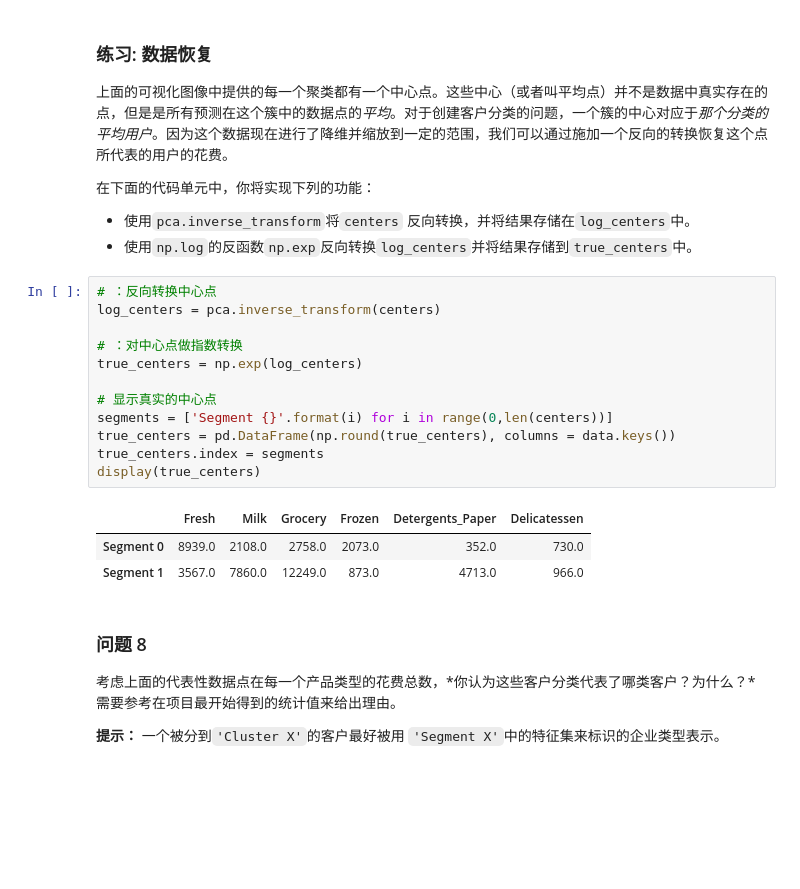
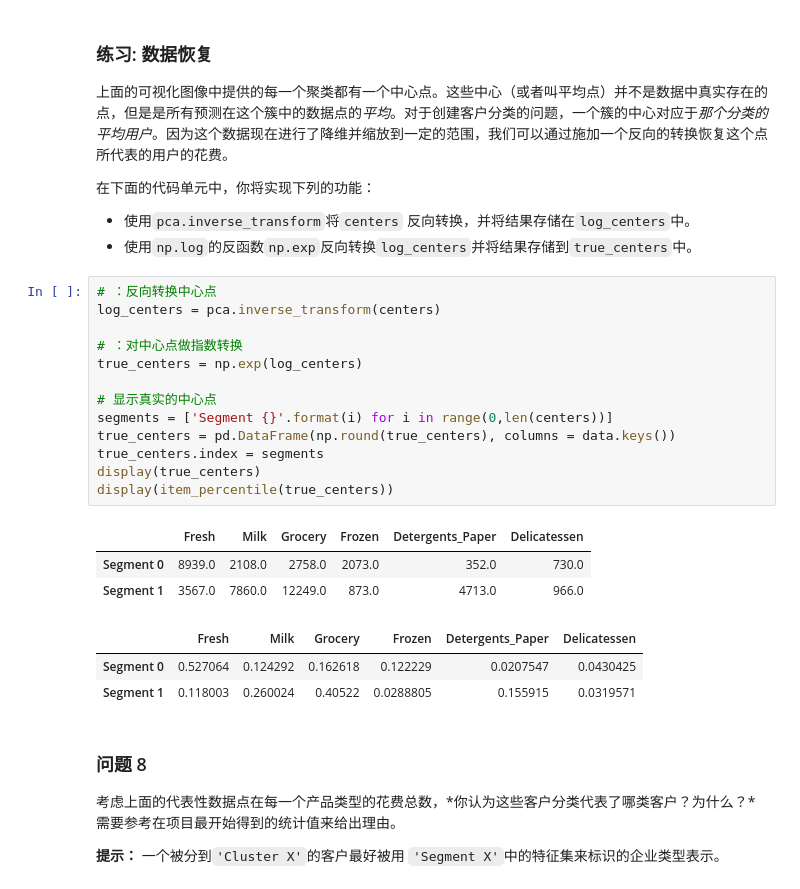
Before and after one commit to jtang145/machine-learning-courses, a Jupyter notebook: customer_segments/customer_segments.ipynb, the cells around one changed output. Saved outputs shown, nothing was run; the diff lists cells and outputs as text; blank space fills up the shorter version.

```diff
--- a/customer_segments/customer_segments.ipynb
+++ b/customer_segments/customer_segments.ipynb
@@ -468,19 +478,23 @@ vs.cluster_results(reduced_data, preds, centers, pca_samples)
 # %%
 # ：反向转换中心点
 log_centers = pca.inverse_transform(centers)
 
 # ：对中心点做指数转换
 true_centers = np.exp(log_centers)
 
 # 显示真实的中心点
 segments = ['Segment {}'.format(i) for i in range(0,len(centers))]
 true_centers = pd.DataFrame(np.round(true_centers), columns = data.keys())
 true_centers.index = segments
 display(true_centers)
+display(item_percentile(true_centers))
 # %% [output]
 |  | Fresh | Milk | Grocery | Frozen | Detergents_Paper | Delicatessen |
 | Segment 0 | 8939.0 | 2108.0 | 2758.0 | 2073.0 | 352.0 | 730.0 |
 | Segment 1 | 3567.0 | 7860.0 | 12249.0 | 873.0 | 4713.0 | 966.0 |
+|  | Fresh | Milk | Grocery | Frozen | Detergents_Paper | Delicatessen |
+| Segment 0 | 0.527064 | 0.124292 | 0.162618 | 0.122229 | 0.0207547 | 0.0430425 |
+| Segment 1 | 0.118003 | 0.260024 | 0.40522 | 0.0288805 | 0.155915 | 0.0319571 |
 # %% [markdown]
 ### 问题 8
 考虑上面的代表性数据点在每一个产品类型的花费总数，*你认为这些客户分类代表了哪类客户？为什么？*需要参考在项目最开始得到的统计值来给出理由。
```
Also changed, not shown: parts of 6 cells of this notebook.
